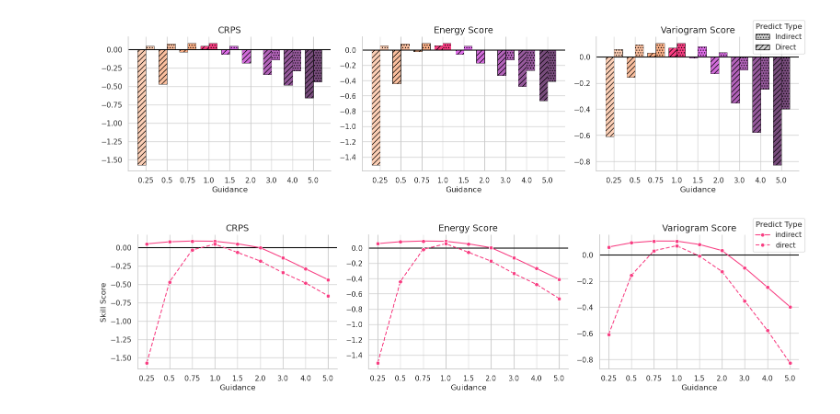
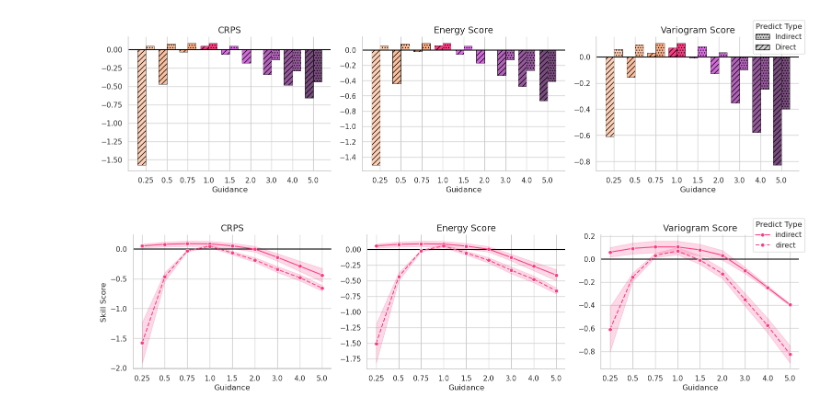
Before and after one commit to m-j-w-f/GenPP, a Jupyter notebook: src/genpp/plots/04plot_cfg_scores.ipynb, the cells around one changed output. Drawn from its saved outputs; the diff is of its cells as text; code cells hidden in the pictures.

```diff
--- a/src/genpp/plots/04plot_cfg_scores.ipynb
+++ b/src/genpp/plots/04plot_cfg_scores.ipynb
@@ -313,32 +313,32 @@ g = sns.FacetGrid(
     sharey=False,
     margin_titles=True,
 )
 g.map_dataframe(
     sns.lineplot,
     x="Guidance",
     y="Skill Score",
     color=base_color,
     style="Predict Type",
     style_order=["indirect", "direct"],
     dashes={"indirect": "", "direct": (4, 2)},
     legend=True,
-    errorbar=None,
+    errorbar="sd",
     marker="o",
 )
 
 for ax in g.axes.flat:
     ax.axhline(0, color="black", linewidth=1.5, zorder=1)
     # ax.ticklabel_format(style="scientific", axis="y", scilimits=(0, 0))
     ax.set_xlabel("Guidance", fontsize=12)
     ax.set_title(ax.get_title().replace("score = ", ""), fontsize=14)
     if ax.get_ylabel() != "":
         ax.set_ylabel("Skill Score", fontsize=12)
 
 g.add_legend(frameon=True, title="Predict Type", loc="upper right")
 g.figure.tight_layout()
 g.figure.savefig(
     RESULTS_DIR / "results" / "wb2" / "ablations" / "guidance_skill.pdf",
     bbox_inches="tight",
 )
 # %% [output]
-[figure, old version]
+[figure, new version]
```
Also changed, not shown: 1 other file.
